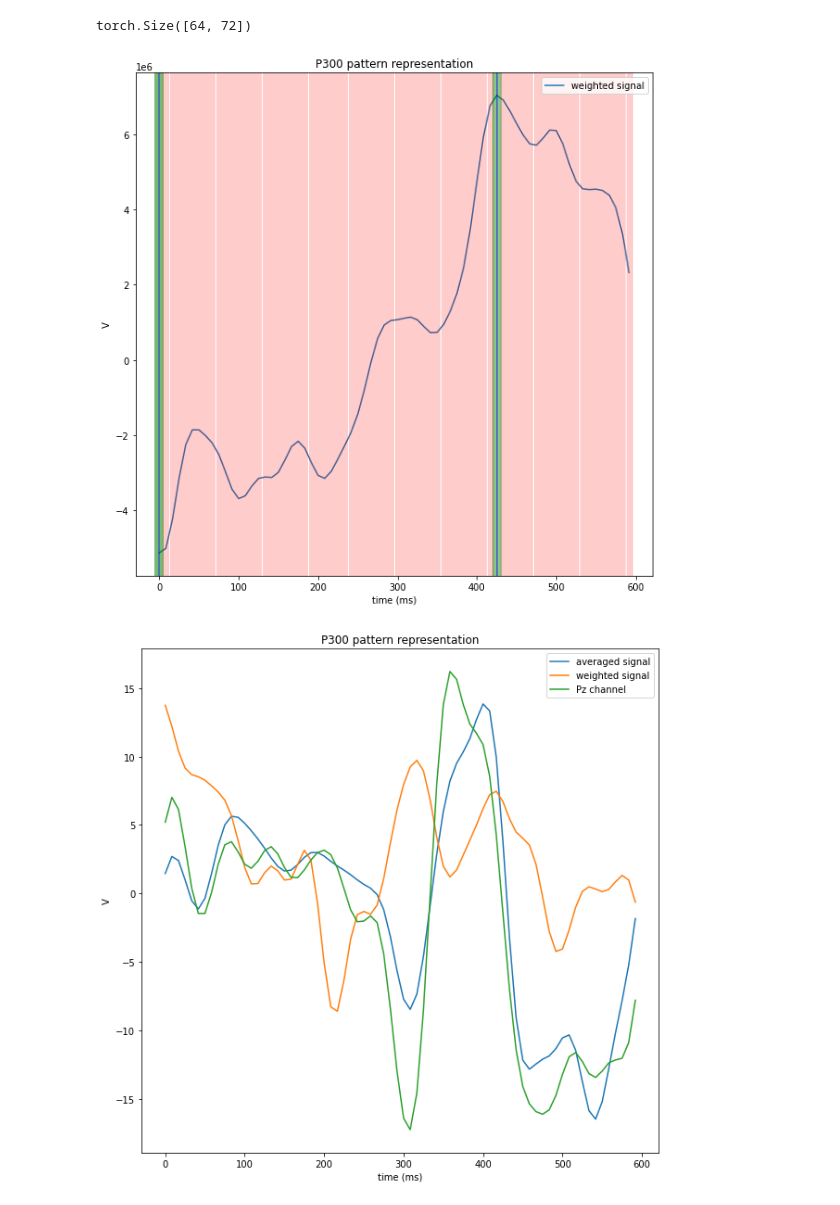
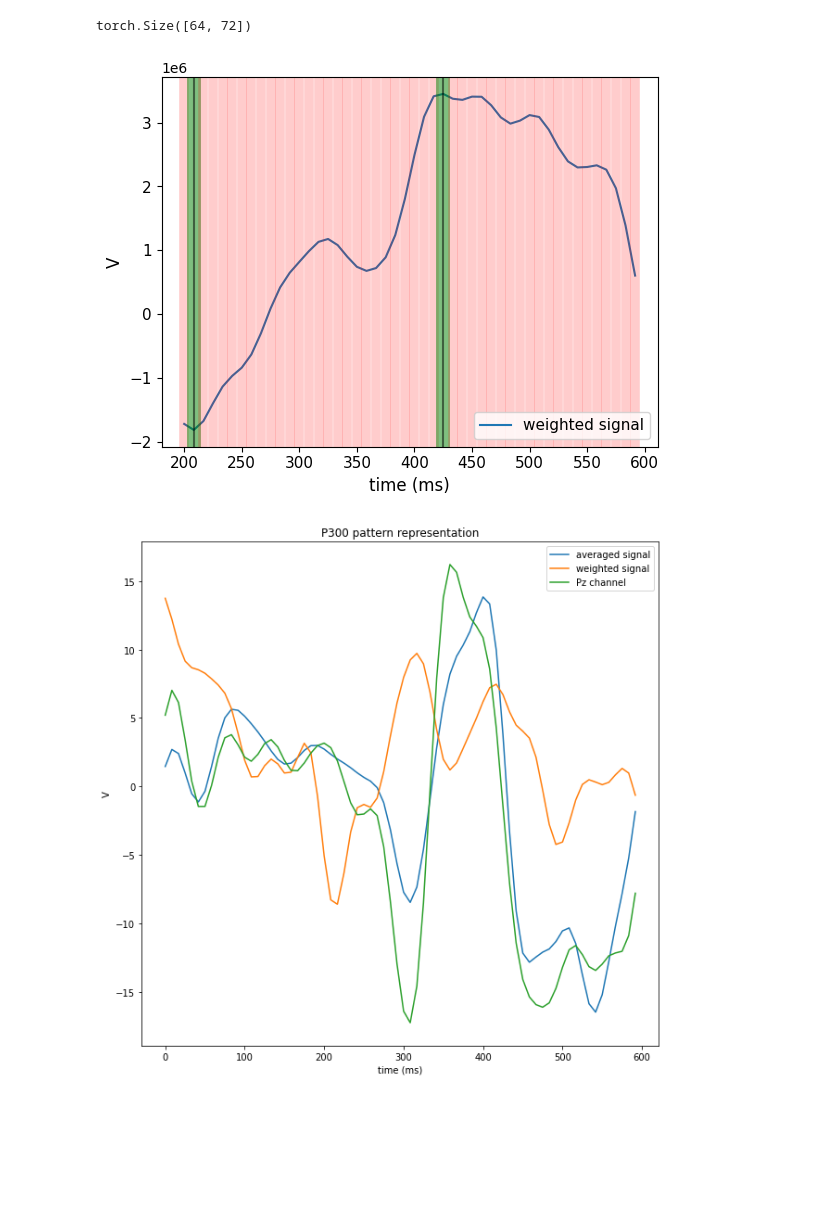
Before and after one commit to Sidl419/pattern_recognition, a Jupyter notebook: notebooks/captum_test.ipynb, the cells around one changed output. Saved outputs shown, nothing was run; the diff lists cells and outputs as text; code cells hidden in the pictures; blank space fills up the shorter version.

Commit message:
matrix learn update

```diff
--- a/notebooks/captum_test.ipynb
+++ b/notebooks/captum_test.ipynb
@@ -88,7 +100,8 @@ from mne.decoding import Scaler
 
 from torch_geometric.data import Data, InMemoryDataset
 # %%
-DATA_PATH = '/content/drive/MyDrive/Sidorov_Diploma/p300_detection/BCI_Comp_III_Wads_2004/'
+#DATA_PATH = '/content/drive/MyDrive/Sidorov_Diploma/p300_detection/BCI_Comp_III_Wads_2004/'
+DATA_PATH = '../matrix_dataset/'
 
 train_A_raw = scipy.io.loadmat(DATA_PATH + 'Subject_A_Train.mat')
 train_B_raw = scipy.io.loadmat(DATA_PATH + 'Subject_B_Train.mat')
@@ -607,30 +638,33 @@ torch.Size([64, 72])
 # %%
 x = model_CNN.linear_channel(test_A_dataset[17609][0].unsqueeze(0).to(my_device))
 signal = torch.flatten(x).detach().cpu()
 x = x.transpose(1, 2)
 _, attn_weights = model_CNN.attn(x, x, x)
 matrix = attn_weights[0].detach().cpu()
 
-plt.figure(figsize=(10, 10))
-t_axis = np.arange(72) / info['sfreq'] * 1000
+#plt.figure(figsize=(10, 10))
+t_axis = np.arange(48) / info['sfreq'] * 1000  + 200
 plt.plot(t_axis, signal, label='weighted signal')
 temp_matrix = matrix.sum(0)
 temp_matrix /= temp_matrix.sum()
 
-for i in range(0, 72):
+for i in range(0, 48):
     if temp_matrix[i] == 0:
-        plt.axvline(t_axis[i], c='r', alpha=0.2, linewidth=7)
+        plt.axvline(t_axis[i], c='r', alpha=0.2, linewidth=6.9)
     else:
-        plt.axvline(t_axis[i], c='g', alpha=float(temp_matrix[i]), linewidth=10)
-        plt.axvline(t_axis[i], c='b', alpha=0.5)
+        plt.axvline(t_axis[i], c='g', alpha=0.5, linewidth=10) # float(temp_matrix[i])
+        plt.axvline(t_axis[i], c='black', alpha=0.5)
 
-plt.ylabel('V')
-plt.legend()
-plt.xlabel('time (ms)')
-plt.title('P300 pattern representation')
+plt.ylabel('V', fontsize=12)
+plt.legend(fontsize=11)
+plt.xlabel('time (ms)', fontsize=12)
+#plt.title('P300 pattern representation')
+plt.xticks(fontsize=11)
+plt.yticks(fontsize=11)
+plt.savefig('attention.png', pad_inches=0, dpi=300)
 plt.show()
 # %% [output]
-[figure, old version]
+[figure, new version]
 # %%
 signal_sample = test_A_dataset[17609][0].unsqueeze(0) # 17609
 
```
Also changed, not shown: parts of 5 cells of this notebook, 4 other files.
